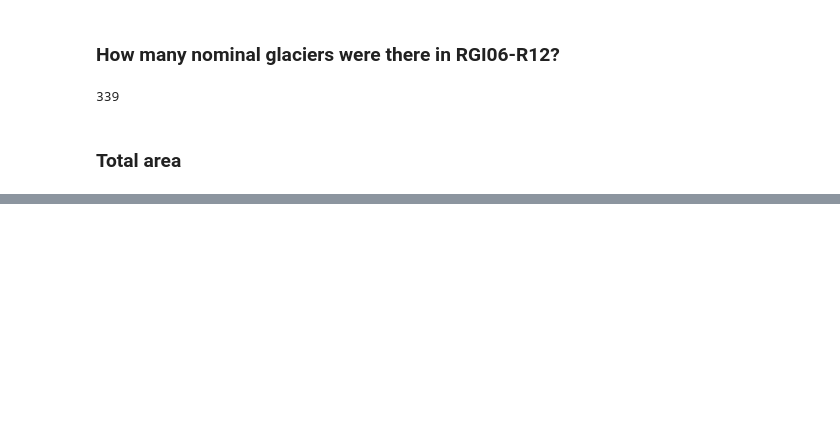
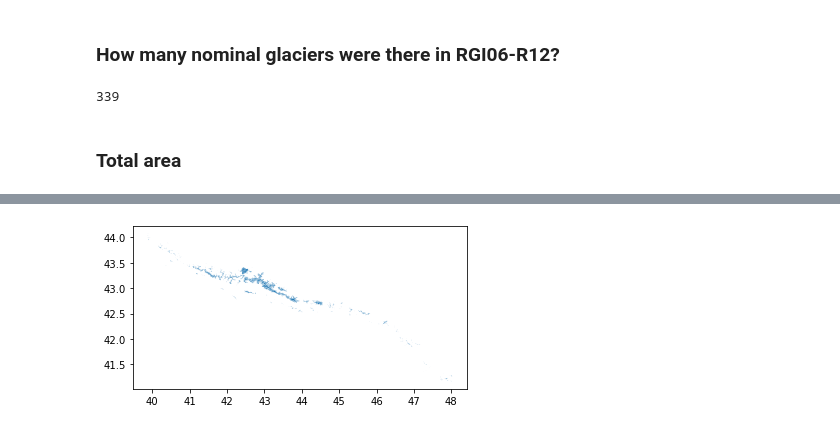
Before and after one commit to GLIMS-RGI/rgi7_scripts, a Jupyter notebook: workflow/RGI12.ipynb, the cells around one changed output, grey strips where cells are left out. Cells and saved outputs as stored; diff of their text form; code cells hidden in the pictures; blank space fills up the shorter version.

```diff
--- a/workflow/RGI12.ipynb
+++ b/workflow/RGI12.ipynb
@@ -203,0 +289,4 @@ Area difference [km²]: -60.742387541333756
+# %%
+rgi7.plot();
+# %% [output]
+[figure, added]
```
Also changed, not shown: parts of 57 cells of this notebook, 5 other files.
